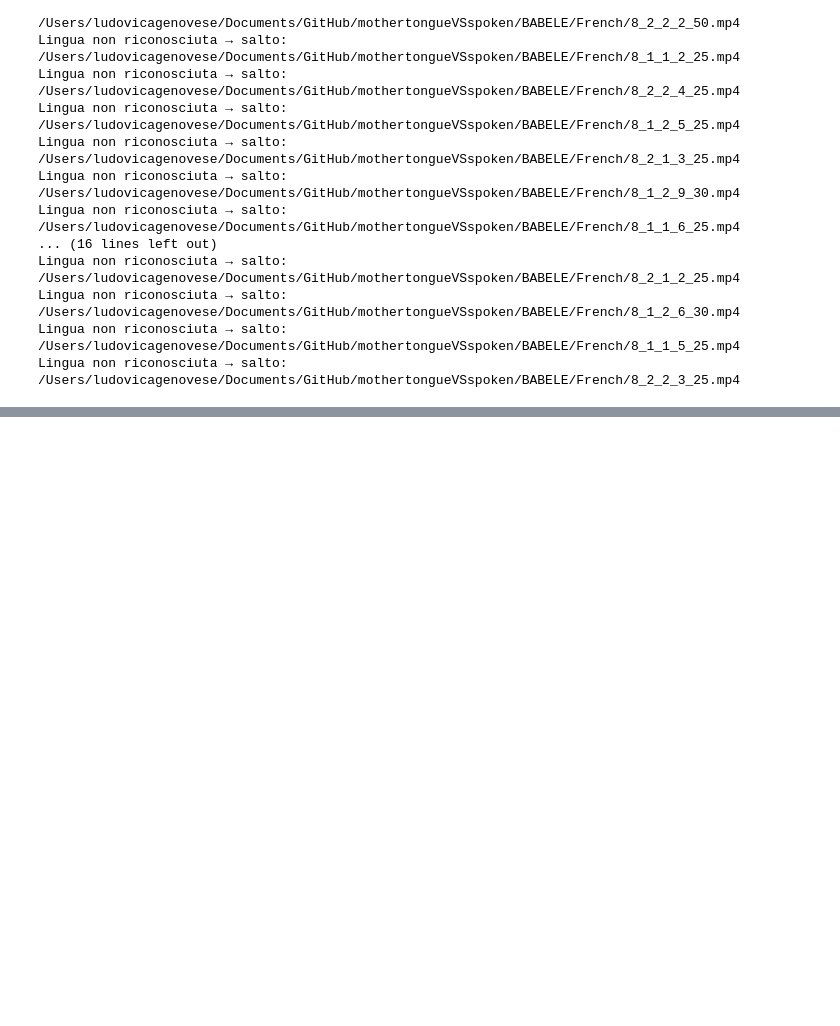
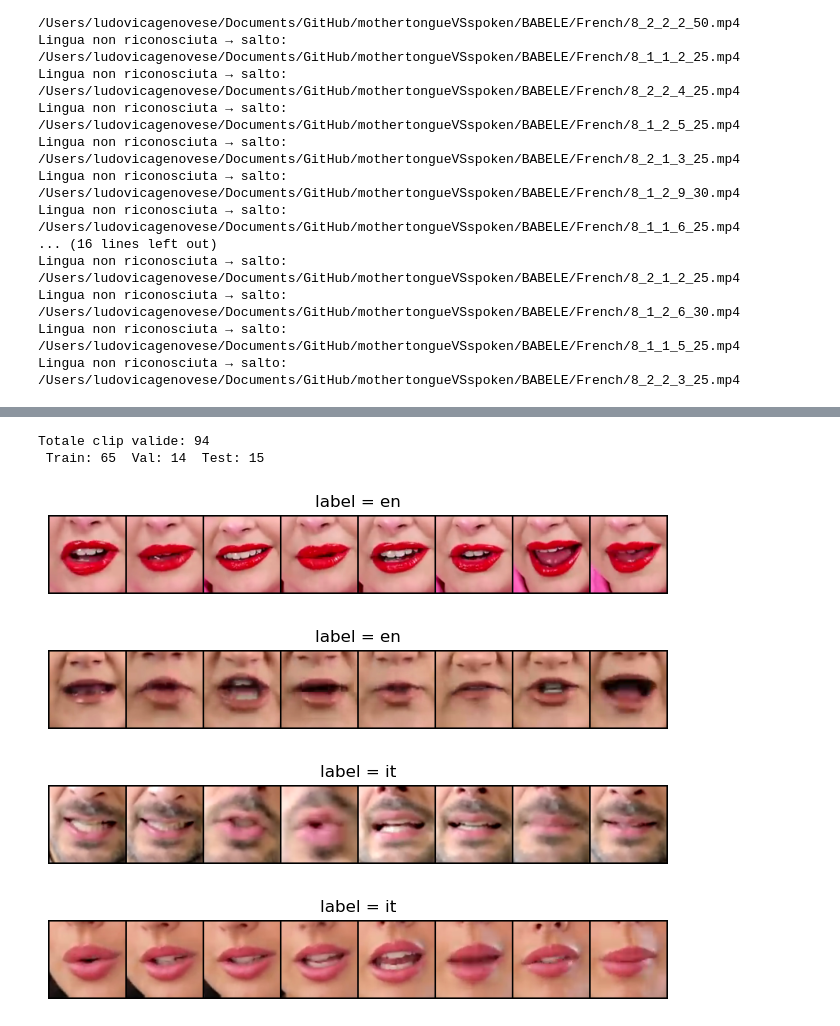
Before and after one commit to ludovic4g/multi-level-teacher-student-vlid, a Jupyter notebook: whisper_multilang_distillation_babele.ipynb, the cells around one changed output, grey strips where cells are left out. Drawn from its saved outputs; the diff is of its cells as text; code cells hidden in the pictures; blank space fills up the shorter version.

Commit message:
Update experiments and models

```diff
--- a/whisper_multilang_distillation_babele.ipynb
+++ b/whisper_multilang_distillation_babele.ipynb
@@ -363 +1350,40 @@ KeyboardInterrupt:
+# %%
+# split per l,a validation - sta qua così può essere cambiata
+# split_manifest.py
+import pandas as pd
+from sklearn.model_selection import train_test_split
+import numpy as np
+
+SEED = 42
+CSV_IN  = "/Users/ludovicagenovese/Documents/GitHub/mothertongueVSspoken/BABELE/distillation_dataset.csv"      # creato dal tuo prepare_data.py
+TRAIN_CSV = "/Users/ludovicagenovese/Documents/GitHub/mothertongueVSspoken/BABELE/manifest_train.csv"
+VAL_CSV   = "/Users/ludovicagenovese/Documents/GitHub/mothertongueVSspoken/BABELE/manifest_val.csv"
+TEST_CSV  = "/Users/ludovicagenovese/Documents/GitHub/mothertongueVSspoken/BABELE/manifest_test.csv"
+
+# 1. carica il dataset e filtra clip con crop vuoto
+df = pd.read_csv(CSV_IN)
+df = df[df["mouth_path"].str.len() > 0].reset_index(drop=True)
+
+# 2. mappatura label → int per stratificazione
+lang2id = {"en":0, "it":1, "es":2}
+y = df["label"].map(lang2id)
+
+# 3. train 70 %, temp 30 %
+train_df, temp_df, y_train, y_temp = train_test_split(
+        df, y, test_size=0.30, stratify=y, random_state=SEED)
+
+# 4. val 15 %, test 15 % (split 50 / 50 del restante 30 %)
+val_df, test_df = train_test_split(
+        temp_df, test_size=0.50, stratify=y_temp, random_state=SEED)
+
+# 5. salva i tre file
+train_df.to_csv(TRAIN_CSV, index=False)
+val_df.to_csv(VAL_CSV,     index=False)
+test_df.to_csv(TEST_CSV,   index=False)
+
+print(f"Totale clip valide: {len(df)}")
+print(f" Train: {len(train_df)}  Val: {len(val_df)}  Test: {len(test_df)}")
+# %% [output]
+Totale clip valide: 94
+ Train: 65  Val: 14  Test: 15
 # %%
@@ -381,0 +1428,25 @@ class LipKD(torch.utils.data.Dataset):
+# %%
+# ───────── Visualizza 4 clip random (8 frame ciascuno) ─────────
+import random, matplotlib.pyplot as plt, torchvision.utils as vutils
+
+val_set = LanguageDataset("/Users/ludovicagenovese/Documents/GitHub/mothertongueVSspoken/BABELE/distillation_dataset.csv", max_len=32)
+
+for idx in random.sample(range(len(val_set)), 4):
+    vid, _, _,_,lab = val_set[idx]          # vid: (C,T,H,W), float32 0–1
+    frames = vid[:, :8]                    # (C,8,H,W)
+    frames = frames.permute(1, 0, 2, 3)    # → (8,C,H,W) per make_grid
+
+    grid = vutils.make_grid(frames, nrow=8, normalize=True)  # (C,H,W)
+    img  = grid.permute(1, 2, 0).cpu().numpy()               # (H,W,C)
+    label = 'en' if lab == 0 else 'it' if lab == 1 else 'sp' if lab == 2 else None
+
+    plt.figure(figsize=(8, 2))
+    plt.title(f"label = {label}")
+    plt.imshow(img)
+    plt.axis("off")
+    plt.show()
+# %% [output]
+[figure, added]
+[figure, added]
+[figure, added]
+[figure, added]
```
Also changed, not shown: parts of 75 cells of this notebook, 4 other files.
